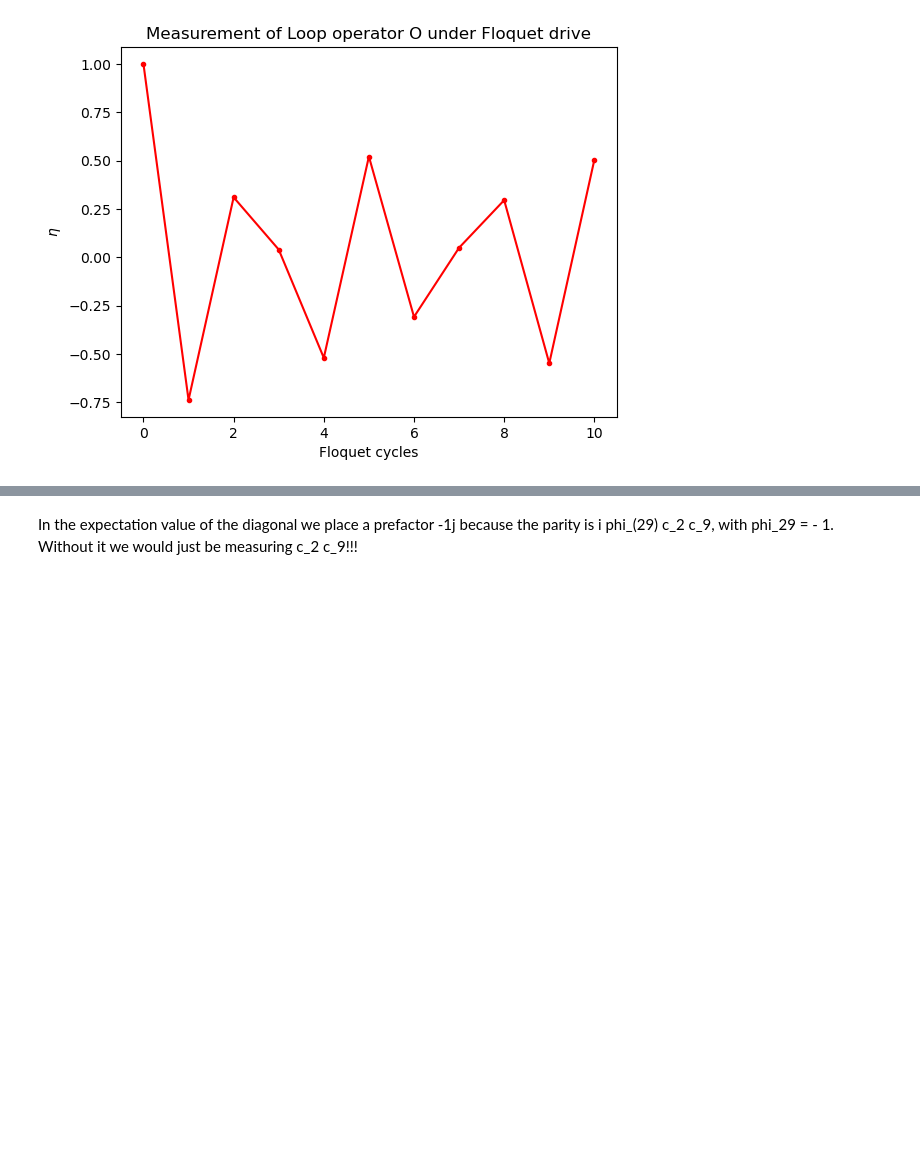
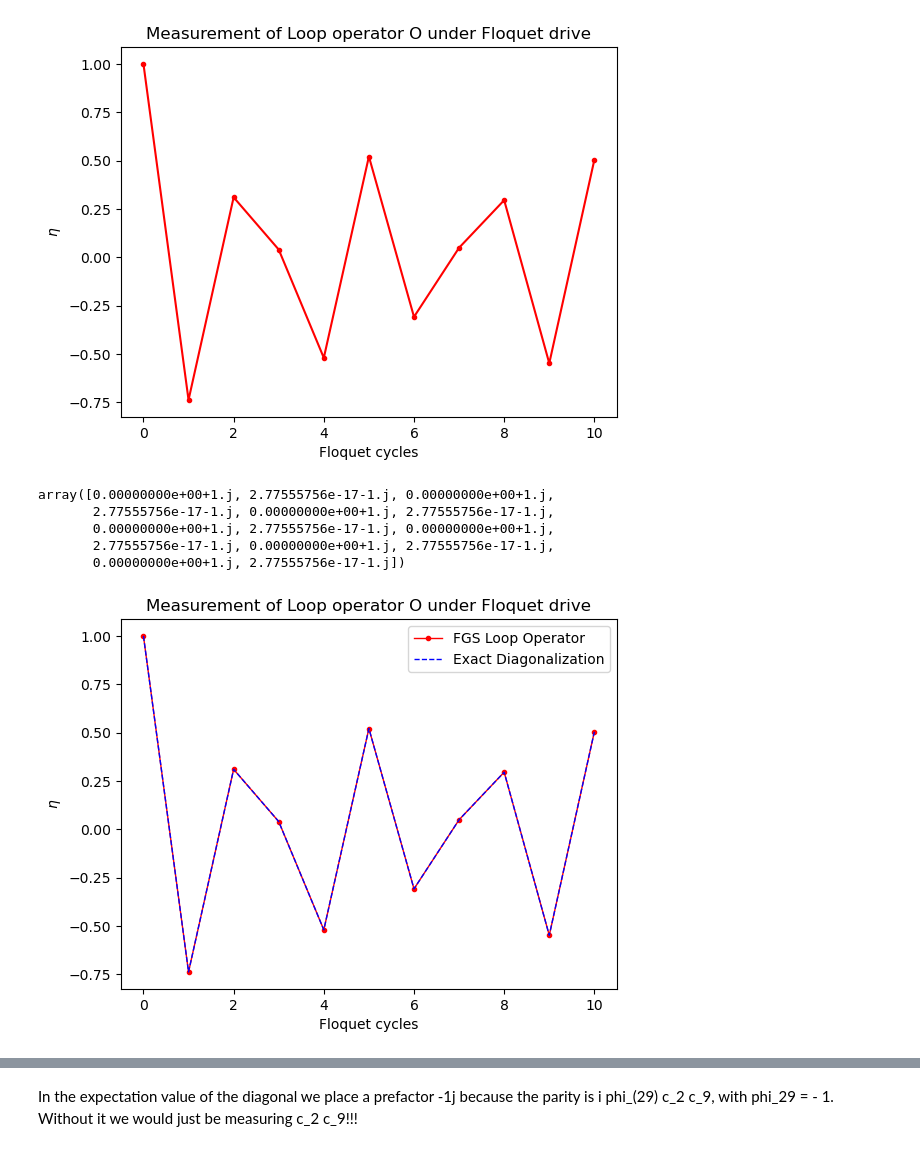
Before and after one commit to gconcheri/MasterThesis, a Jupyter notebook: ed_vs_fgs.ipynb, the cells around one changed output, grey strips where cells are left out. Cells and saved outputs as stored; diff of their text form; code cells hidden in the pictures; blank space fills up the shorter version.

```diff
--- a/ed_vs_fgs.ipynb
+++ b/ed_vs_fgs.ipynb
@@ -211,8 +212,8 @@ i,j,z 1 1 1
 fgs.reset_cov_0_matrix()
 fgs.reset_cov_e_matrix()
 
-Rex, Rey, Rez, Re = f.floquet_operator(fgs.he_x, fgs.he_y, fgs.he_z, T, alpha = -1)
-R0x, R0y, R0z, R0 = f.floquet_operator(fgs.h0_x, fgs.h0_y, fgs.h0_z, T, alpha = -1)
+Rex, Rey, Rez, Re = fgs.floquet_operator_ham(T, alpha = -1, anyon=True)
+R0x, R0y, R0z, R0 = fgs.floquet_operator_ham(T, alpha = -1)
 
 N = 10
 exp_value_loop = []
@@ -266,3 +267,19 @@ array([0.00000000e+00+1.j, 2.77555756e-17-1.j, 0.00000000e+00+1.j,
        2.77555756e-17-1.j, 0.00000000e+00+1.j, 2.77555756e-17-1.j,
        0.00000000e+00+1.j, 2.77555756e-17-1.j])
 [figure]
+# %%
+plt.plot(range(N+1), exp_value_loop, '.-', color='red', lw = 1, label='FGS Loop Operator')
+plt.plot(range(N+1), list_e_loop, '--', color='blue', lw = 1, label ='Exact Diagonalization')
+plt.xlabel('Floquet cycles')
+plt.ylabel(r'$\eta$')
+plt.legend()
+plt.title("Measurement of Loop operator O under Floquet drive")
+
+np.linalg.eigvals(fgs.Cov_0)
+# %% [output]
+array([0.00000000e+00+1.j, 2.77555756e-17-1.j, 0.00000000e+00+1.j,
+       2.77555756e-17-1.j, 0.00000000e+00+1.j, 2.77555756e-17-1.j,
+       0.00000000e+00+1.j, 2.77555756e-17-1.j, 0.00000000e+00+1.j,
+       2.77555756e-17-1.j, 0.00000000e+00+1.j, 2.77555756e-17-1.j,
+       0.00000000e+00+1.j, 2.77555756e-17-1.j])
+[figure, added]
```
Also changed, not shown: parts of 2 cells of this notebook, 9 other files.
